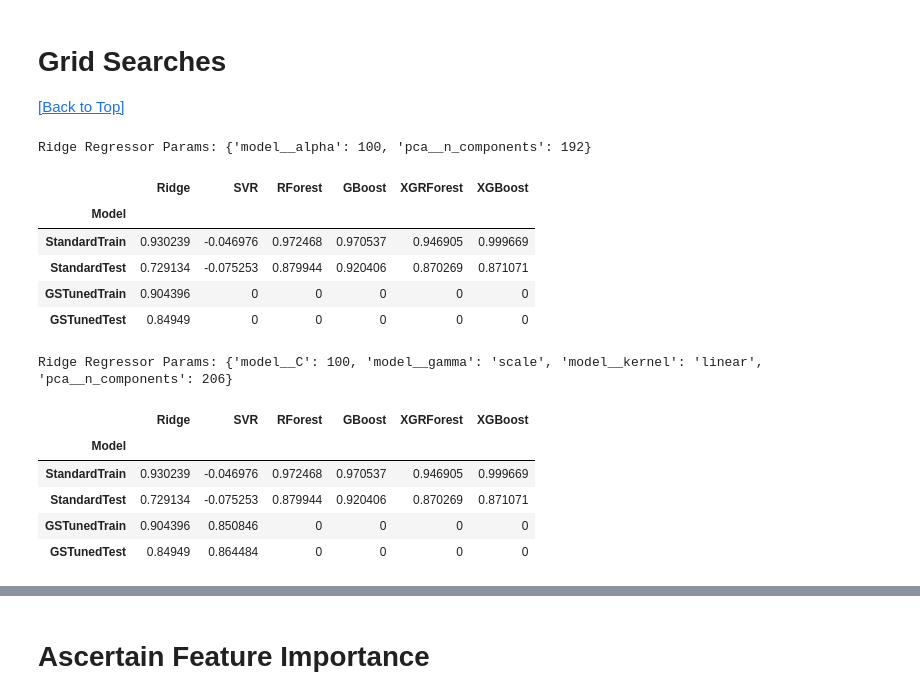
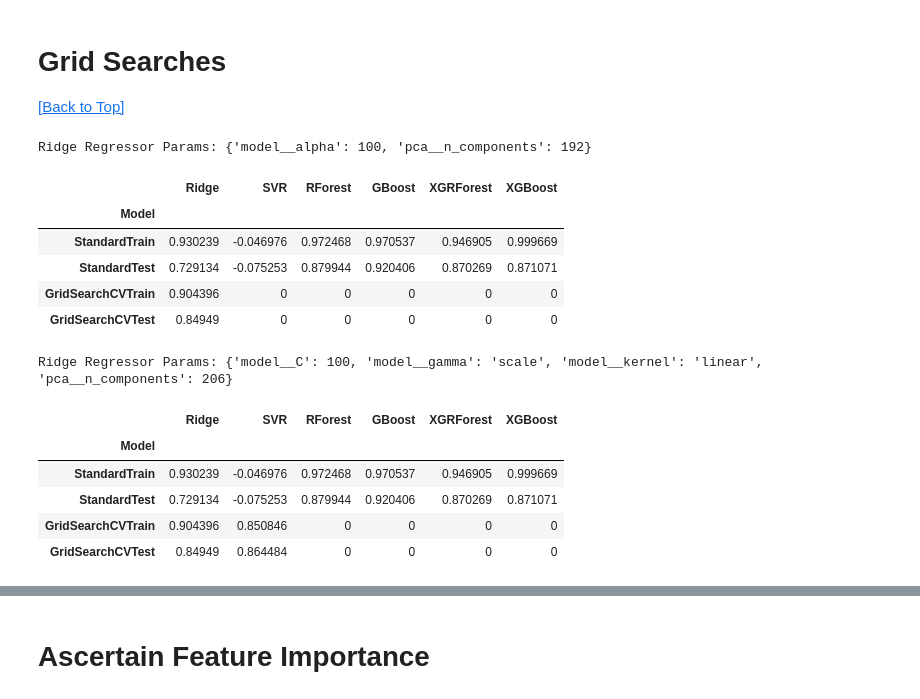
Before and after one commit to BaroqBard/IowaHousingPredictions, a Jupyter notebook: Iowa Housing Project - II. Modeling & Analysis.ipynb, the cells around one changed output, grey strips where cells are left out. Saved outputs shown, nothing was run; the diff lists cells and outputs as text; code cells hidden in the pictures.

```diff
--- a/Iowa Housing Project - II. Modeling & Analysis.ipynb
+++ b/Iowa Housing Project - II. Modeling & Analysis.ipynb
@@ -183,49 +183,49 @@ resul.head()
 ###################
 ### Ridge Model ###
 ###################
 
 # import new toys
 from sklearn.pipeline import Pipeline
 from sklearn.decomposition import PCA
 from sklearn import model_selection
 
 # reset items
-ridge = linear_model.Ridge()
+ridge2 = linear_model.Ridge()
 pca = PCA(random_state=430)
 
 # pipe & search
 ridge_grid = {'pca__n_components': range(50, x_train.shape[1]),
              'model__alpha': [0.01, 0.1, 1, 10, 100, 1000]}
 pipeline = Pipeline(steps=[('pca', pca),
-                          ('model', ridge)])
+                          ('model', ridge2)])
 gs_ridge = model_selection.GridSearchCV(pipeline, ridge_grid, n_jobs=-2, cv=3)
 gs_ridge.fit(x_train, y_train['SalePrice'])
 print('Ridge Regressor Params: ' + str(gs_ridge.best_params_))
 
 # Tabulate Train Score & Test Score
 resul.iloc[2, 0] = gs_ridge.score(x_train, y_train['SalePrice'])
 resul.iloc[3, 0] = gs_ridge.score(x_test, y_test['SalePrice'])
 resul.head()
 # %% [output]
 Ridge Regressor Params: {'model__alpha': 100, 'pca__n_components': 192}
 |  | Ridge | SVR | RForest | GBoost | XGRForest | XGBoost |
 | Model |  |  |  |  |  |  |
 | StandardTrain | 0.930239 | -0.046976 | 0.972468 | 0.970537 | 0.946905 | 0.999669 |
 | StandardTest | 0.729134 | -0.075253 | 0.879944 | 0.920406 | 0.870269 | 0.871071 |
-| GSTunedTrain | 0.904396 | 0 | 0 | 0 | 0 | 0 |
-| GSTunedTest | 0.84949 | 0 | 0 | 0 | 0 | 0 |
+| GridSearchCVTrain | 0.904396 | 0 | 0 | 0 | 0 | 0 |
+| GridSearchCVTest | 0.84949 | 0 | 0 | 0 | 0 | 0 |
 # %%
 ############################
 ### Support Vector Model ###
 ############################
 
 # reset items
-svr = svm.SVR()
+svr2 = svm.SVR()
 pca = PCA(random_state=430)
 
 # pipe & search
 pipeline = Pipeline(steps=[('pca', pca),
-                          ('model', svr)])
+                          ('model', svr2)])
 svr_grid = {'pca__n_components': range(50, x_train.shape[1]),
            'model__kernel': ['linear', 'poly', 'rbf'],
            'model__C': [0.01, 0.1, 1, 10, 100, 1000],
@@ -244,8 +244,8 @@ Ridge Regressor Params: {'model__C': 100, 'model__gamma': 'scale', 'model__kerne
 | Model |  |  |  |  |  |  |
 | StandardTrain | 0.930239 | -0.046976 | 0.972468 | 0.970537 | 0.946905 | 0.999669 |
 | StandardTest | 0.729134 | -0.075253 | 0.879944 | 0.920406 | 0.870269 | 0.871071 |
-| GSTunedTrain | 0.904396 | 0.850846 | 0 | 0 | 0 | 0 |
-| GSTunedTest | 0.84949 | 0.864484 | 0 | 0 | 0 | 0 |
+| GridSearchCVTrain | 0.904396 | 0.850846 | 0 | 0 | 0 | 0 |
+| GridSearchCVTest | 0.84949 | 0.864484 | 0 | 0 | 0 | 0 |
 # %%
 ###############################
 ### Random Forest Regressor ###
```
Also changed, not shown: parts of 27 cells of this notebook.
